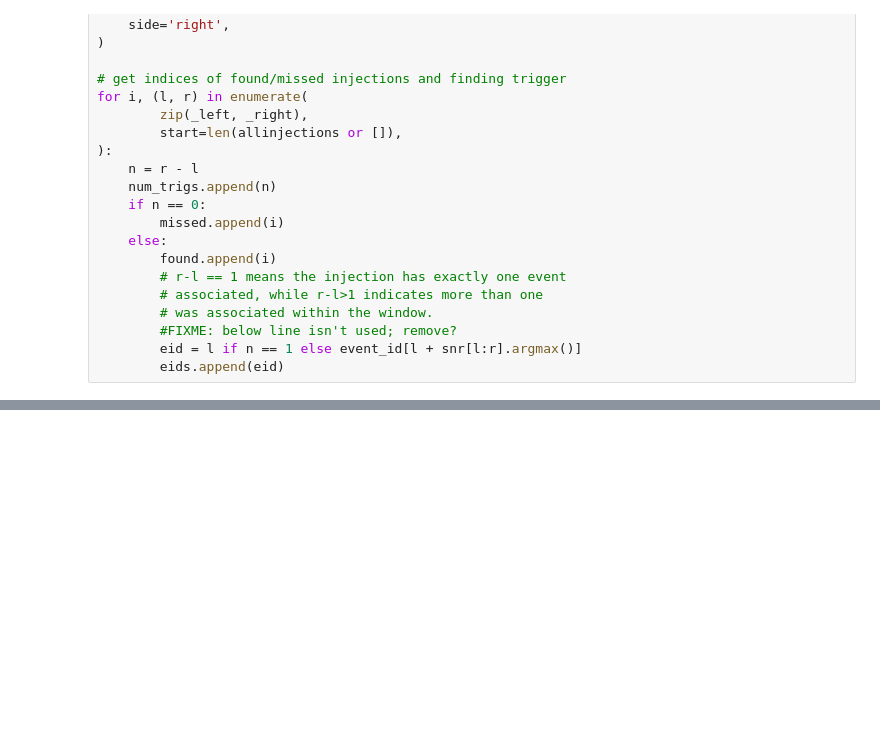
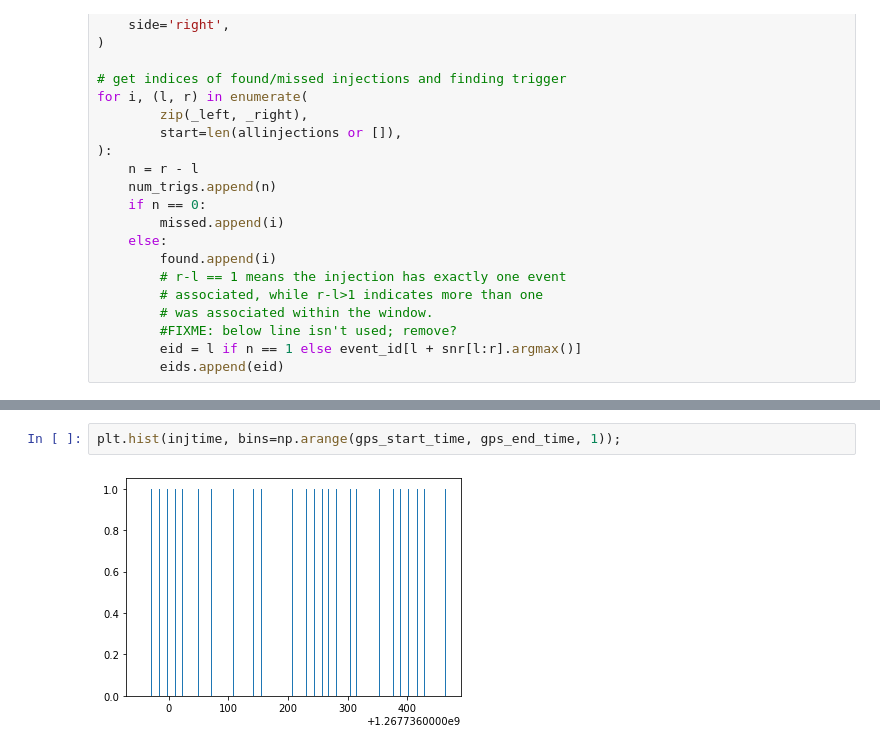
Before and after one commit to millsjc/pycbc, a Jupyter notebook: test_hm/playground/injfind.ipynb, the cells around one changed output, grey strips where cells are left out. Drawn from its saved outputs; the diff is of its cells as text; blank space fills up the shorter version.

```diff
--- a/test_hm/playground/injfind.ipynb
+++ b/test_hm/playground/injfind.ipynb
@@ -311,0 +324,4 @@ for _ in [1,2]:
+# %%
+plt.hist(injtime, bins=np.arange(gps_start_time, gps_end_time, 1));
+# %% [output]
+[figure, added]
```
Also changed, not shown: parts of 28 cells of this notebook, 9 other files.
